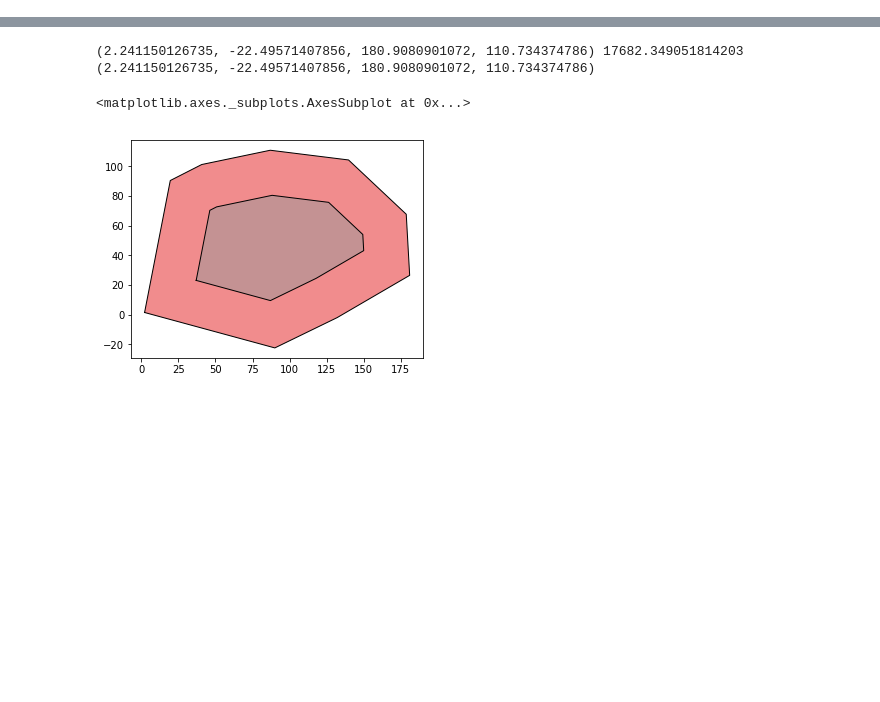
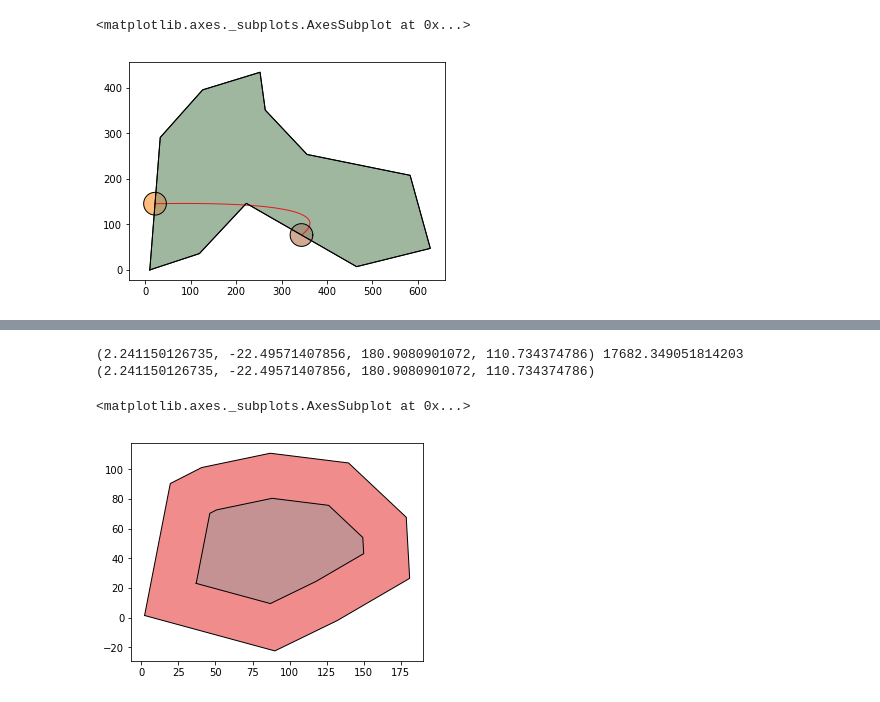
Before and after one commit to tristanwqy/basemap, a Jupyter notebook: circle_algo.ipynb, the cells around one changed output, grey strips where cells are left out. Cells and saved outputs as stored; diff of their text form; code cells hidden in the pictures; blank space fills up the shorter version.

```diff
--- a/circle_algo.ipynb
+++ b/circle_algo.ipynb
@@ -351,3 +351,32 @@ gpd.GeoSeries(entrances).plot()
+# %%
+envelope = base.envelope
+minx, miny, maxx, maxy = envelope.bounds
+density = 20
+x_diff = maxx - minx
+y_diff = maxy - miny
+buffer_number = min(x_diff, y_diff)/10
+
+point_list = []
+for j in range(density):
+    for i in range(density):
+        point = Point(minx + x_diff / density * i, miny + y_diff / density * j)
+        if base.buffer(-buffer_number).contains(point):
+            point_list.append(point)
+point = random.choice(point_list)
+entrance1 = entrances[0]
+entrance2 = entrances[1]
+road = get_curve(entrance1.centroid, point, entrance2.centroid)
+road = LineString(road)
+list_to_display = []
+# for point in points:
+#     list_to_display.append(Point(point))
+list_to_display.append(road)
+list_to_display.append(base)
+list_to_display.extend(entrances)
+gpd.GeoSeries(list_to_display).plot()
+# %% [output]
+<matplotlib.axes._subplots.AxesSubplot at 0x...>
+[figure, added]
 # %%
 import random, copy, sys
 from shapely.ops import cascaded_union
```
Also changed, not shown: parts of 7 cells of this notebook, 3 other files.
